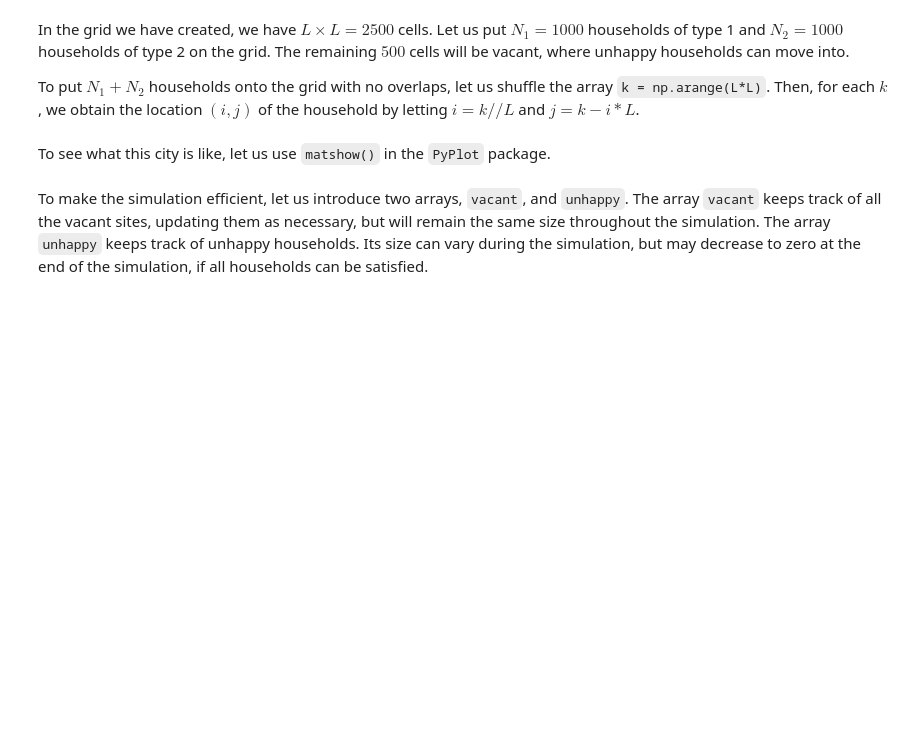
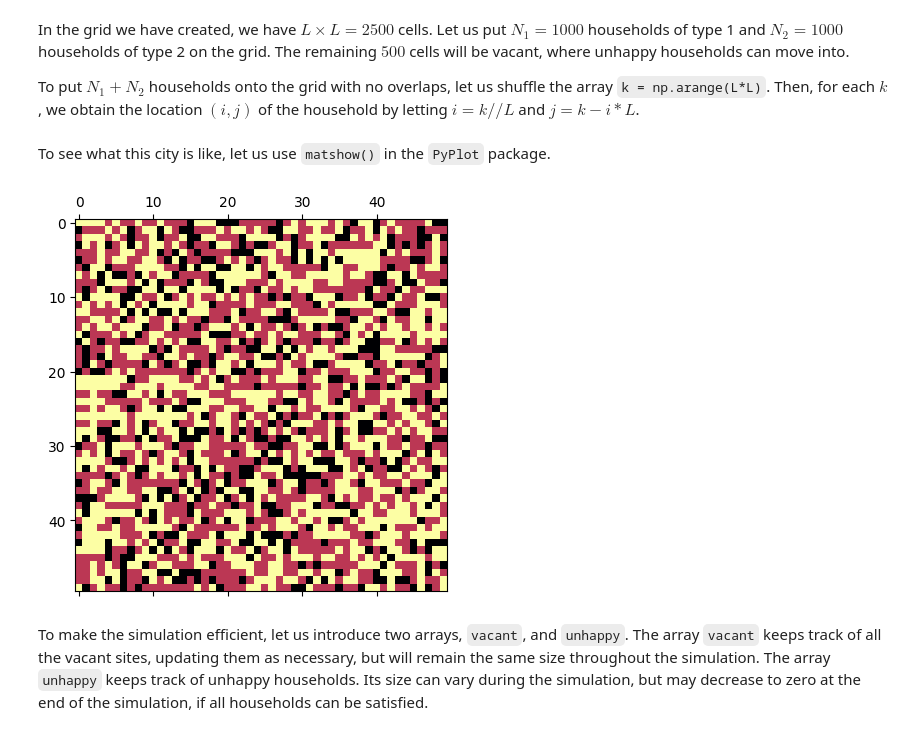
Before and after one commit to PunnawatSiri/Complexity_Science_Course, a Jupyter notebook: Segregation.ipynb, the cells around one changed output. Drawn from its saved outputs; the diff is of its cells as text; code cells hidden in the pictures; blank space fills up the shorter version.

Commit message:
Run the visualization

```diff
--- a/Segregation.ipynb
+++ b/Segregation.ipynb
@@ -48,10 +48,12 @@ To see what this city is like, let us use <code>matshow()</code> in the <code>Py
 # %%
 # import matplotlib
 import matplotlib.pyplot as plt
 # view the city
-plt.matshow(city)
+plt.matshow(city,cmap='inferno')
 plt.axis('equal')
 plt.show()
+# %% [output]
+[figure, added]
 # %% [markdown]
 To make the simulation efficient, let us introduce two arrays, <code>vacant</code>, and <code>unhappy</code>. The array <code>vacant</code> keeps track of all the vacant sites, updating them as necessary, but will remain the same size throughout the simulation. The array <code>unhappy</code> keeps track of unhappy households. Its size can vary during the simulation, but may decrease to zero at the end of the simulation, if all households can be satisfied.
 # %%
```
Also changed, not shown: parts of 9 cells of this notebook.
